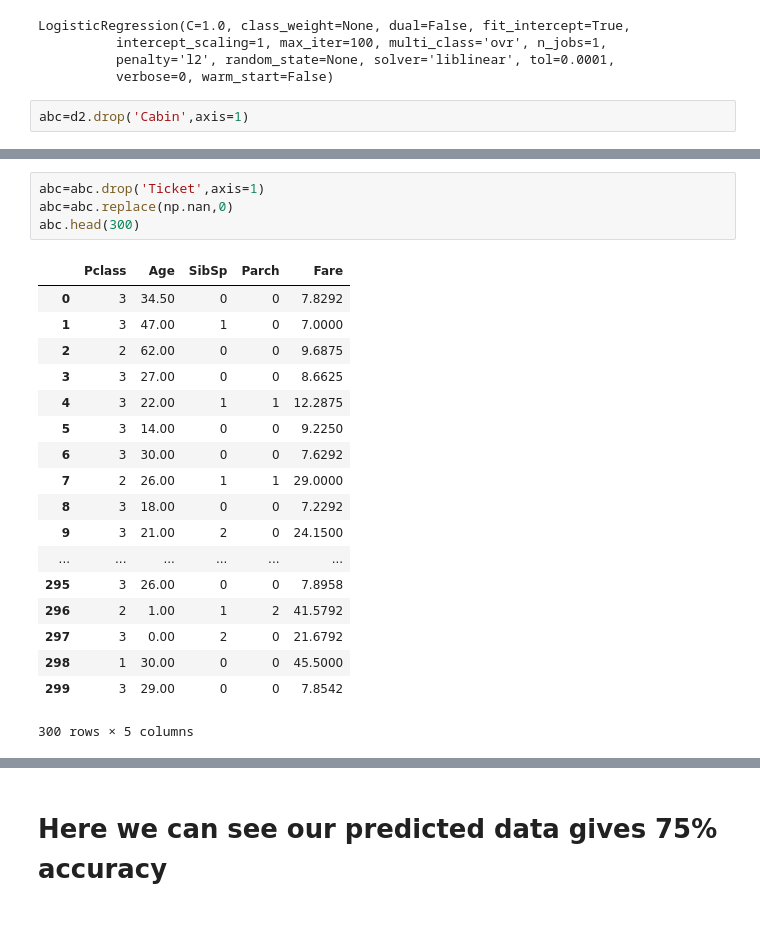
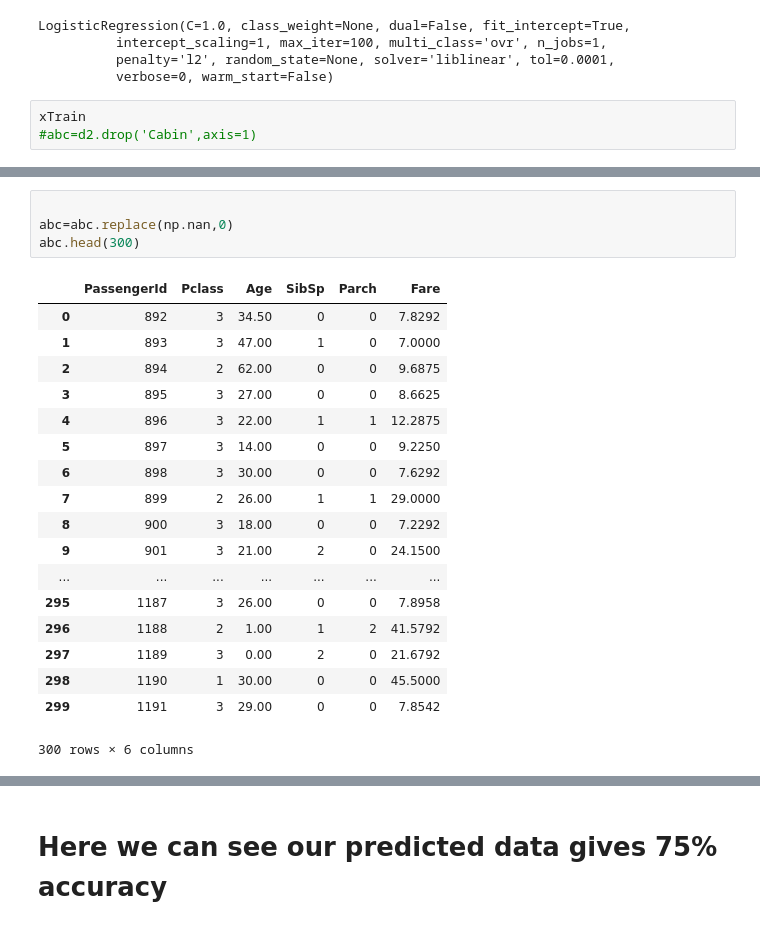
Before and after one commit to rishabhkemni/ML-assignments, a Jupyter notebook: assignment_9/assignment_9.ipynb, the cells around one changed output, grey strips where cells are left out. Drawn from its saved outputs; the diff is of its cells as text.

```diff
--- a/assignment_9/assignment_9.ipynb
+++ b/assignment_9/assignment_9.ipynb
@@ -281,4 +292,5 @@ LogisticRegression(C=1.0, class_weight=None, dual=False, fit_intercept=True,
           penalty='l2', random_state=None, solver='liblinear', tol=0.0001,
           verbose=0, warm_start=False)
 # %%
-abc=d2.drop('Cabin',axis=1)
+xTrain
+#abc=d2.drop('Cabin',axis=1)
@@ -285,26 +316,26 @@ abc=d2.drop('Cabin',axis=1)
 # %%
-abc=abc.drop('Ticket',axis=1)
+
 abc=abc.replace(np.nan,0)
 abc.head(300)
 # %% [output]
-|  | Pclass | Age | SibSp | Parch | Fare |
-| 0 | 3 | 34.50 | 0 | 0 | 7.8292 |
-| 1 | 3 | 47.00 | 1 | 0 | 7.0000 |
-| 2 | 2 | 62.00 | 0 | 0 | 9.6875 |
-| 3 | 3 | 27.00 | 0 | 0 | 8.6625 |
-| 4 | 3 | 22.00 | 1 | 1 | 12.2875 |
-| 5 | 3 | 14.00 | 0 | 0 | 9.2250 |
-| 6 | 3 | 30.00 | 0 | 0 | 7.6292 |
-| 7 | 2 | 26.00 | 1 | 1 | 29.0000 |
-| 8 | 3 | 18.00 | 0 | 0 | 7.2292 |
-| 9 | 3 | 21.00 | 2 | 0 | 24.1500 |
-| ... | ... | ... | ... | ... | ... |
-| 295 | 3 | 26.00 | 0 | 0 | 7.8958 |
-| 296 | 2 | 1.00 | 1 | 2 | 41.5792 |
-| 297 | 3 | 0.00 | 2 | 0 | 21.6792 |
-| 298 | 1 | 30.00 | 0 | 0 | 45.5000 |
-| 299 | 3 | 29.00 | 0 | 0 | 7.8542 |
+|  | PassengerId | Pclass | Age | SibSp | Parch | Fare |
+| 0 | 892 | 3 | 34.50 | 0 | 0 | 7.8292 |
+| 1 | 893 | 3 | 47.00 | 1 | 0 | 7.0000 |
+| 2 | 894 | 2 | 62.00 | 0 | 0 | 9.6875 |
+| 3 | 895 | 3 | 27.00 | 0 | 0 | 8.6625 |
+| 4 | 896 | 3 | 22.00 | 1 | 1 | 12.2875 |
+| 5 | 897 | 3 | 14.00 | 0 | 0 | 9.2250 |
+| 6 | 898 | 3 | 30.00 | 0 | 0 | 7.6292 |
+| 7 | 899 | 2 | 26.00 | 1 | 1 | 29.0000 |
+| 8 | 900 | 3 | 18.00 | 0 | 0 | 7.2292 |
+| 9 | 901 | 3 | 21.00 | 2 | 0 | 24.1500 |
+| ... | ... | ... | ... | ... | ... | ... |
+| 295 | 1187 | 3 | 26.00 | 0 | 0 | 7.8958 |
+| 296 | 1188 | 2 | 1.00 | 1 | 2 | 41.5792 |
+| 297 | 1189 | 3 | 0.00 | 2 | 0 | 21.6792 |
+| 298 | 1190 | 1 | 30.00 | 0 | 0 | 45.5000 |
+| 299 | 1191 | 3 | 29.00 | 0 | 0 | 7.8542 |
-300 rows × 5 columns
+300 rows × 6 columns
 # %%
 y_pred=rk.predict(abc)
 y_pred = pd.Series(y_pred, name='pred')
```
Also changed, not shown: parts of 8 cells of this notebook.
